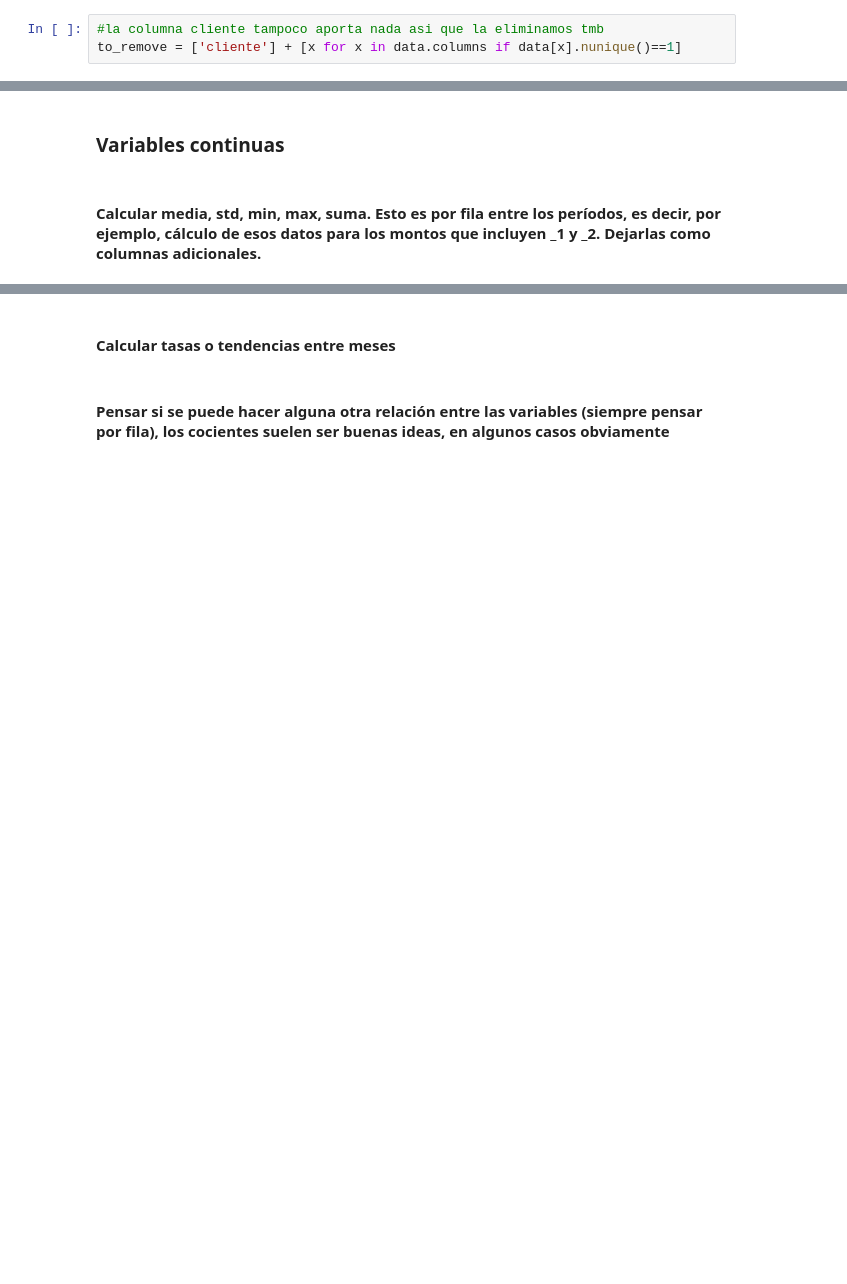
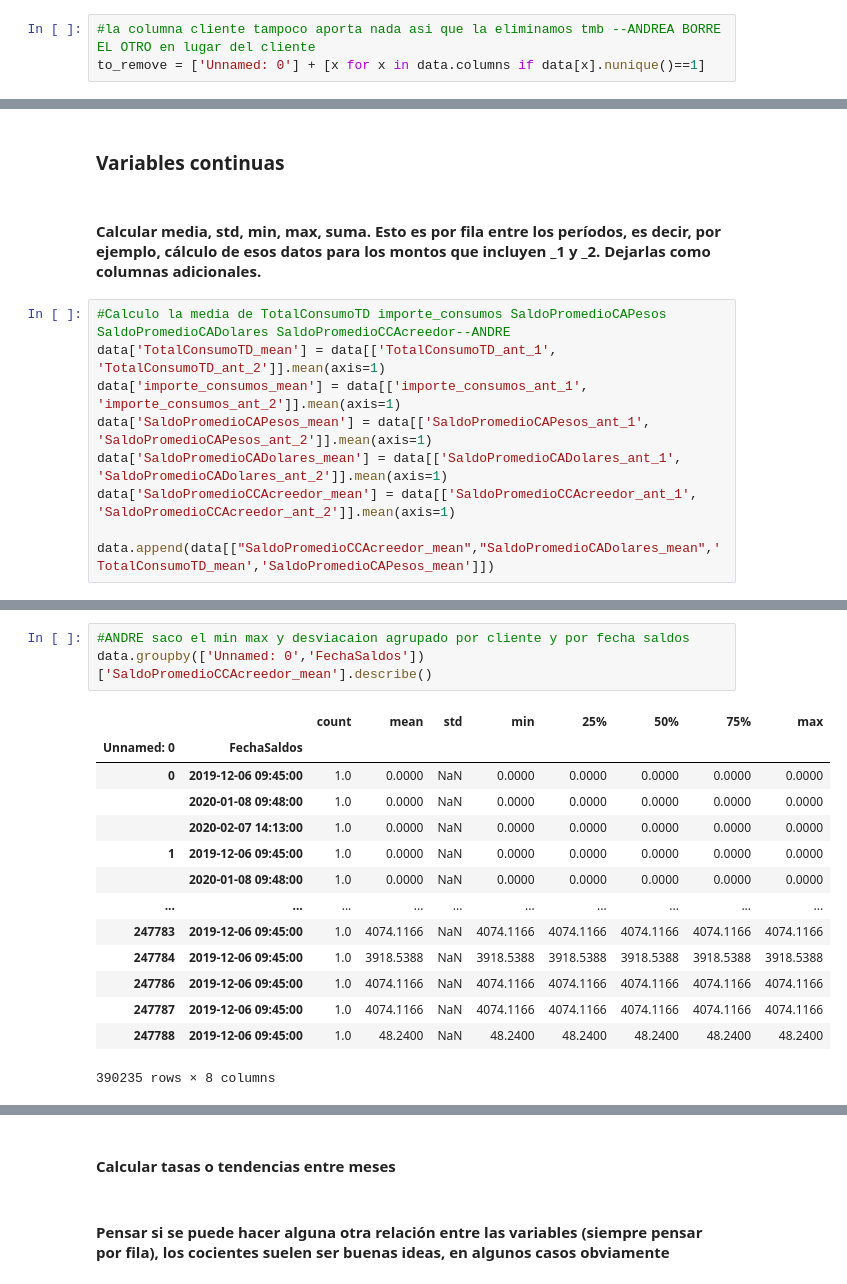
Before and after one commit to andreablatter/DataScience, a Jupyter notebook: Banco.ipynb, the cells around one changed output, grey strips where cells are left out. Cells and saved outputs as stored; diff of their text form; blank space fills up the shorter version.

Commit message:
mean for continuos variables

```diff
--- a/Banco.ipynb
+++ b/Banco.ipynb
@@ -131,8 +131,8 @@ dtype: int64
 # %% [output]
 ['email', 'TipoCuentaAcredHab']
 # %%
-#la columna cliente tampoco aporta nada asi que la eliminamos tmb
-to_remove = ['cliente'] + [x for x in data.columns if data[x].nunique()==1]
+#la columna cliente tampoco aporta nada asi que la eliminamos tmb --ANDREA BORRE EL OTRO en lugar del cliente
+to_remove = ['Unnamed: 0'] + [x for x in data.columns if data[x].nunique()==1]
 # %%
 #eliminamos entonces estas columnas
 data.drop(columns=to_remove,inplace=True)
@@ -804,3 +804,12 @@ Text(0.5, 1, 'Cantidad de cuotas faltantes contra target \nCorrelation Heatmap')
 ### Variables continuas
 # %% [markdown]
 #### Calcular media, std, min, max, suma. Esto es por fila entre los períodos, es decir, por ejemplo, cálculo de esos datos para los montos que incluyen _1 y _2. Dejarlas como columnas adicionales.
+# %%
+#Calculo la media de TotalConsumoTD importe_consumos SaldoPromedioCAPesos SaldoPromedioCADolares SaldoPromedioCCAcreedor--ANDRE
+data['TotalConsumoTD_mean'] = data[['TotalConsumoTD_ant_1', 'TotalConsumoTD_ant_2']].mean(axis=1)
+data['importe_consumos_mean'] = data[['importe_consumos_ant_1', 'importe_consumos_ant_2']].mean(axis=1)
+data['SaldoPromedioCAPesos_mean'] = data[['SaldoPromedioCAPesos_ant_1', 'SaldoPromedioCAPesos_ant_2']].mean(axis=1)
+data['SaldoPromedioCADolares_mean'] = data[['SaldoPromedioCADolares_ant_1', 'SaldoPromedioCADolares_ant_2']].mean(axis=1)
+data['SaldoPromedioCCAcreedor_mean'] = data[['SaldoPromedioCCAcreedor_ant_1', 'SaldoPromedioCCAcreedor_ant_2']].mean(axis=1)
+
+data.append(data[["SaldoPromedioCCAcreedor_mean","SaldoPromedioCADolares_mean",'TotalConsumoTD_mean','SaldoPromedioCAPesos_mean']])
@@ -806,0 +830,18 @@ Text(0.5, 1, 'Cantidad de cuotas faltantes contra target \nCorrelation Heatmap')
+# %%
+#ANDRE saco el min max y desviacaion agrupado por cliente y por fecha saldos
+data.groupby(['Unnamed: 0','FechaSaldos'])['SaldoPromedioCCAcreedor_mean'].describe()
+# %% [output]
+|  |  | count | mean | std | min | 25% | 50% | 75% | max |
+| Unnamed: 0 | FechaSaldos |  |  |  |  |  |  |  |  |
+| 0 | 2019-12-06 09:45:00 | 1.0 | 0.0000 | NaN | 0.0000 | 0.0000 | 0.0000 | 0.0000 | 0.0000 |
+|  | 2020-01-08 09:48:00 | 1.0 | 0.0000 | NaN | 0.0000 | 0.0000 | 0.0000 | 0.0000 | 0.0000 |
+|  | 2020-02-07 14:13:00 | 1.0 | 0.0000 | NaN | 0.0000 | 0.0000 | 0.0000 | 0.0000 | 0.0000 |
+| 1 | 2019-12-06 09:45:00 | 1.0 | 0.0000 | NaN | 0.0000 | 0.0000 | 0.0000 | 0.0000 | 0.0000 |
+|  | 2020-01-08 09:48:00 | 1.0 | 0.0000 | NaN | 0.0000 | 0.0000 | 0.0000 | 0.0000 | 0.0000 |
+| ... | ... | ... | ... | ... | ... | ... | ... | ... | ... |
+| 247783 | 2019-12-06 09:45:00 | 1.0 | 4074.1166 | NaN | 4074.1166 | 4074.1166 | 4074.1166 | 4074.1166 | 4074.1166 |
+| 247784 | 2019-12-06 09:45:00 | 1.0 | 3918.5388 | NaN | 3918.5388 | 3918.5388 | 3918.5388 | 3918.5388 | 3918.5388 |
+| 247786 | 2019-12-06 09:45:00 | 1.0 | 4074.1166 | NaN | 4074.1166 | 4074.1166 | 4074.1166 | 4074.1166 | 4074.1166 |
+| 247787 | 2019-12-06 09:45:00 | 1.0 | 4074.1166 | NaN | 4074.1166 | 4074.1166 | 4074.1166 | 4074.1166 | 4074.1166 |
+| 247788 | 2019-12-06 09:45:00 | 1.0 | 48.2400 | NaN | 48.2400 | 48.2400 | 48.2400 | 48.2400 | 48.2400 |
+390235 rows × 8 columns
```
Also changed, not shown: parts of 3 cells of this notebook.
